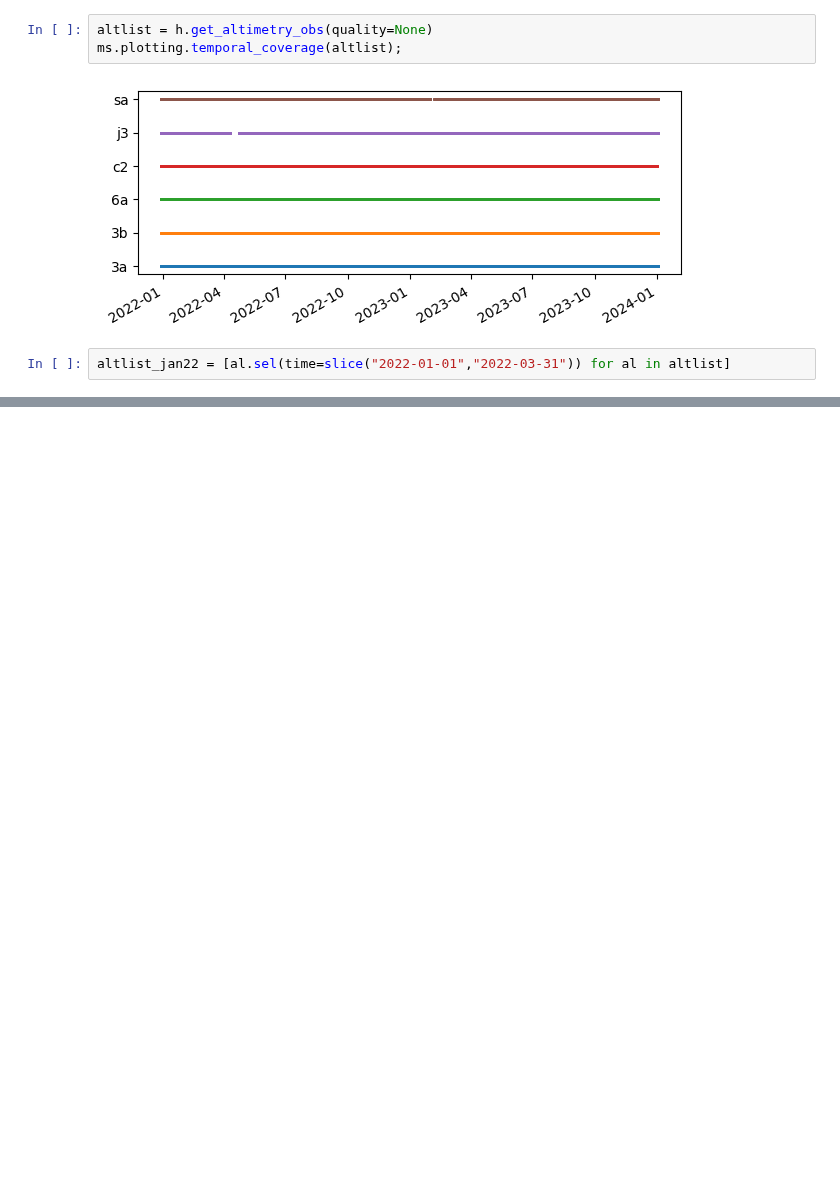
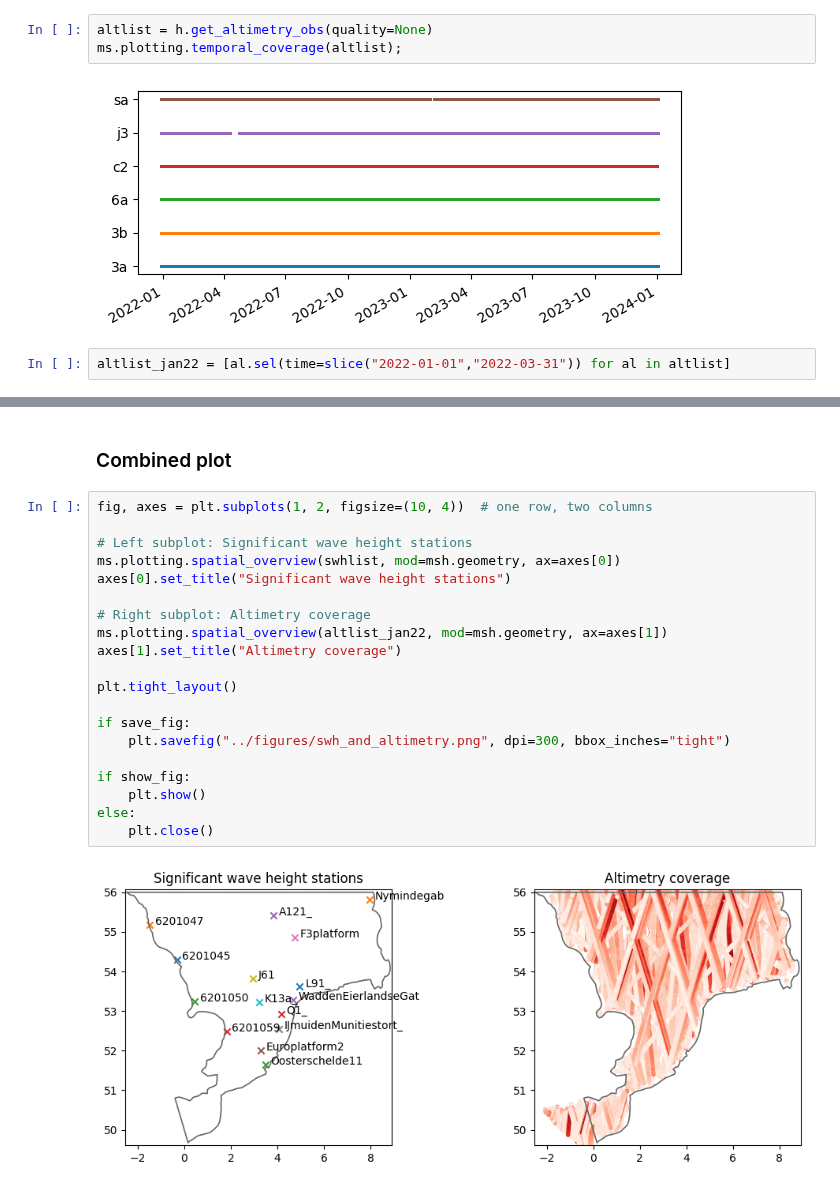
Before and after one commit to DHI/WaterBench-MIKE21SW-SouthernNorthSea, a Jupyter notebook: code/explore_observation_data.ipynb, the cells around one changed output, grey strips where cells are left out. Drawn from its saved outputs; the diff is of its cells as text; blank space fills up the shorter version.

```diff
--- a/code/explore_observation_data.ipynb
+++ b/code/explore_observation_data.ipynb
@@ -127,0 +128,24 @@ else:
+# %% [markdown]
+### Combined plot
+# %%
+fig, axes = plt.subplots(1, 2, figsize=(10, 4))  # one row, two columns
+
+# Left subplot: Significant wave height stations
+ms.plotting.spatial_overview(swhlist, mod=msh.geometry, ax=axes[0])
+axes[0].set_title("Significant wave height stations")
+
+# Right subplot: Altimetry coverage
+ms.plotting.spatial_overview(altlist_jan22, mod=msh.geometry, ax=axes[1])
+axes[1].set_title("Altimetry coverage")
+
+plt.tight_layout()
+
+if save_fig:
+    plt.savefig("../figures/swh_and_altimetry.png", dpi=300, bbox_inches="tight")
+
+if show_fig:
+    plt.show()
+else:
+    plt.close()
+# %% [output]
+[figure, added]
```
Also changed, not shown: parts of 1 cell of this notebook, 3 other files.
